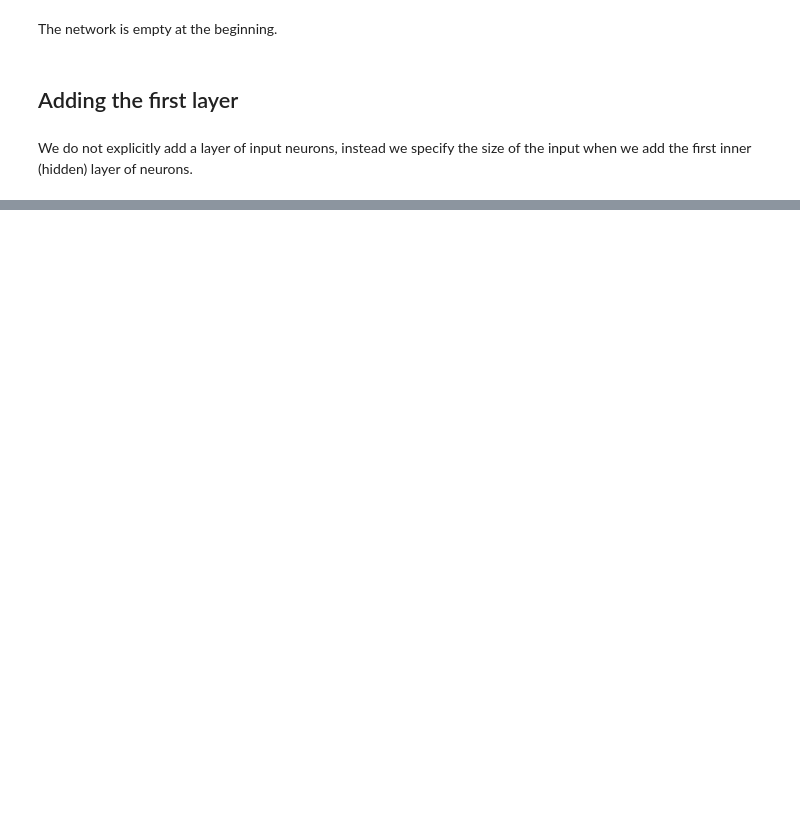
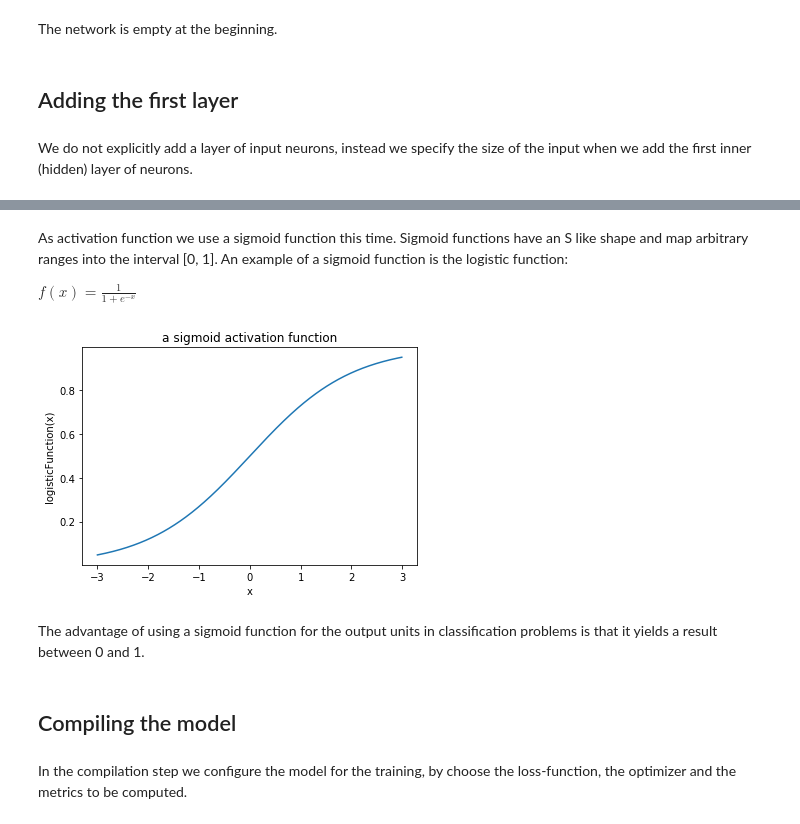
Before and after one commit to MontpellierRessourcesImagerie/DL_EXP_PC, a Jupyter notebook: DL01-cell07-explanations.ipynb, the cells around one changed output, grey strips where cells are left out. Saved outputs shown, nothing was run; the diff lists cells and outputs as text; code cells hidden in the pictures; blank space fills up the shorter version.

```diff
--- a/DL01-cell07-explanations.ipynb
+++ b/DL01-cell07-explanations.ipynb
@@ -82,0 +121,24 @@ As activation function we selected ``relu``, which stands for `Rectified Linear
+# %% [markdown]
+As activation function we use a sigmoid function this time. Sigmoid functions have an S like shape and map arbitrary ranges into the interval [0, 1]. An example of a sigmoid function is the logistic function:
+
+$f(x) = \frac{1}{1+e^{-x}}$
+# %%
+import math
+def logisticFunction(x):
+    return 1 / (1 + math.exp(-x))
+
+X = np.arange(-3, 3, 0.01)
+Y = np.array([logisticFunction(x) for x in X])
+plt.plot(X, Y)
+plt.xlabel("x")
+plt.ylabel("logisticFunction(x)")
+plt.title('a sigmoid activation function')
+plt.show()
+# %% [output]
+[figure, added]
+# %% [markdown]
+The advantage of using a sigmoid function for the output units in classification problems is that it yields a result between 0 and 1.
+# %% [markdown]
+## Compiling the model
+# %% [markdown]
+In the compilation step we configure the model for the training, by choose the loss-function, the optimizer and the metrics to be computed.
```
Also changed, not shown: parts of 22 cells of this notebook, 3 other files.
